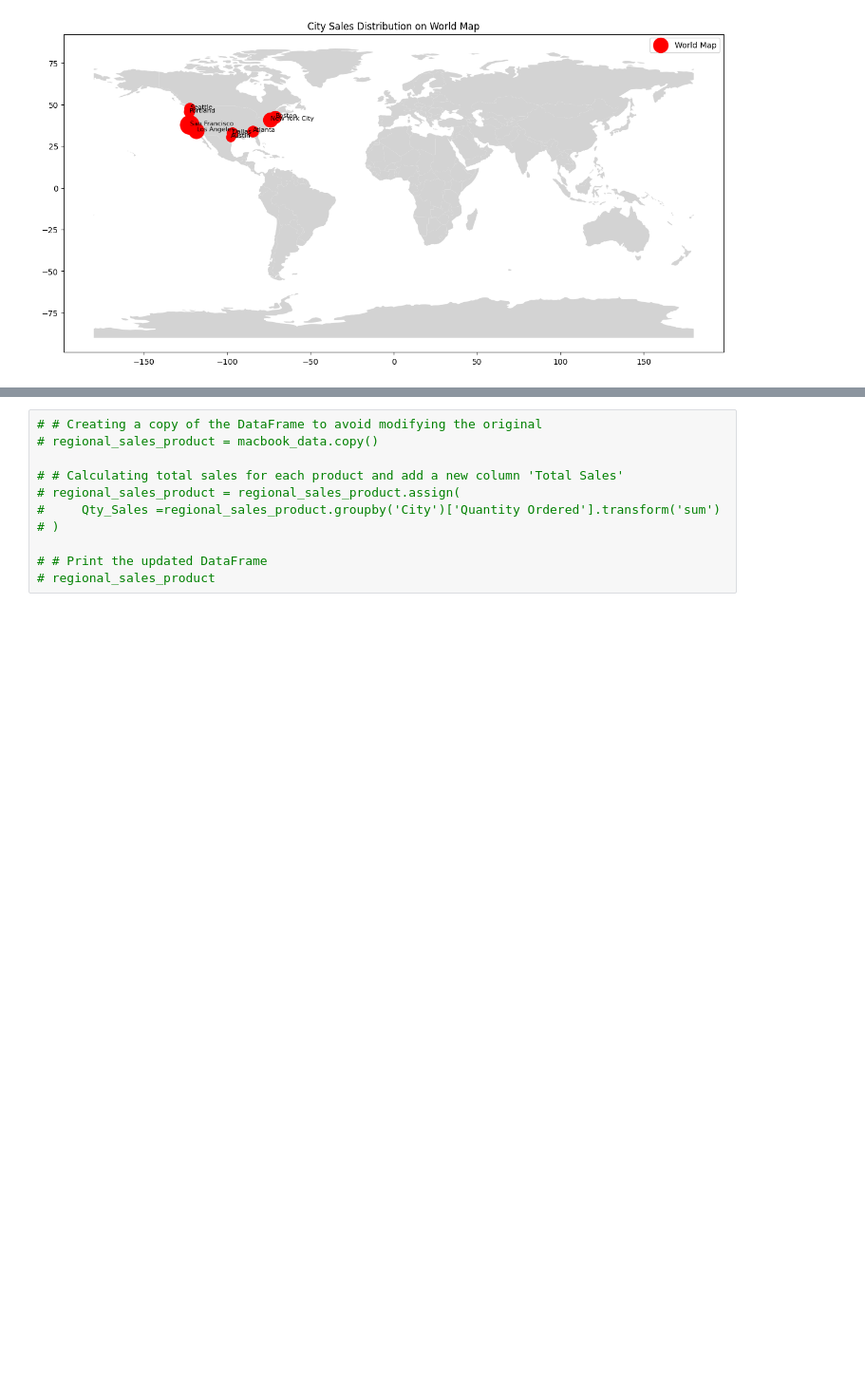
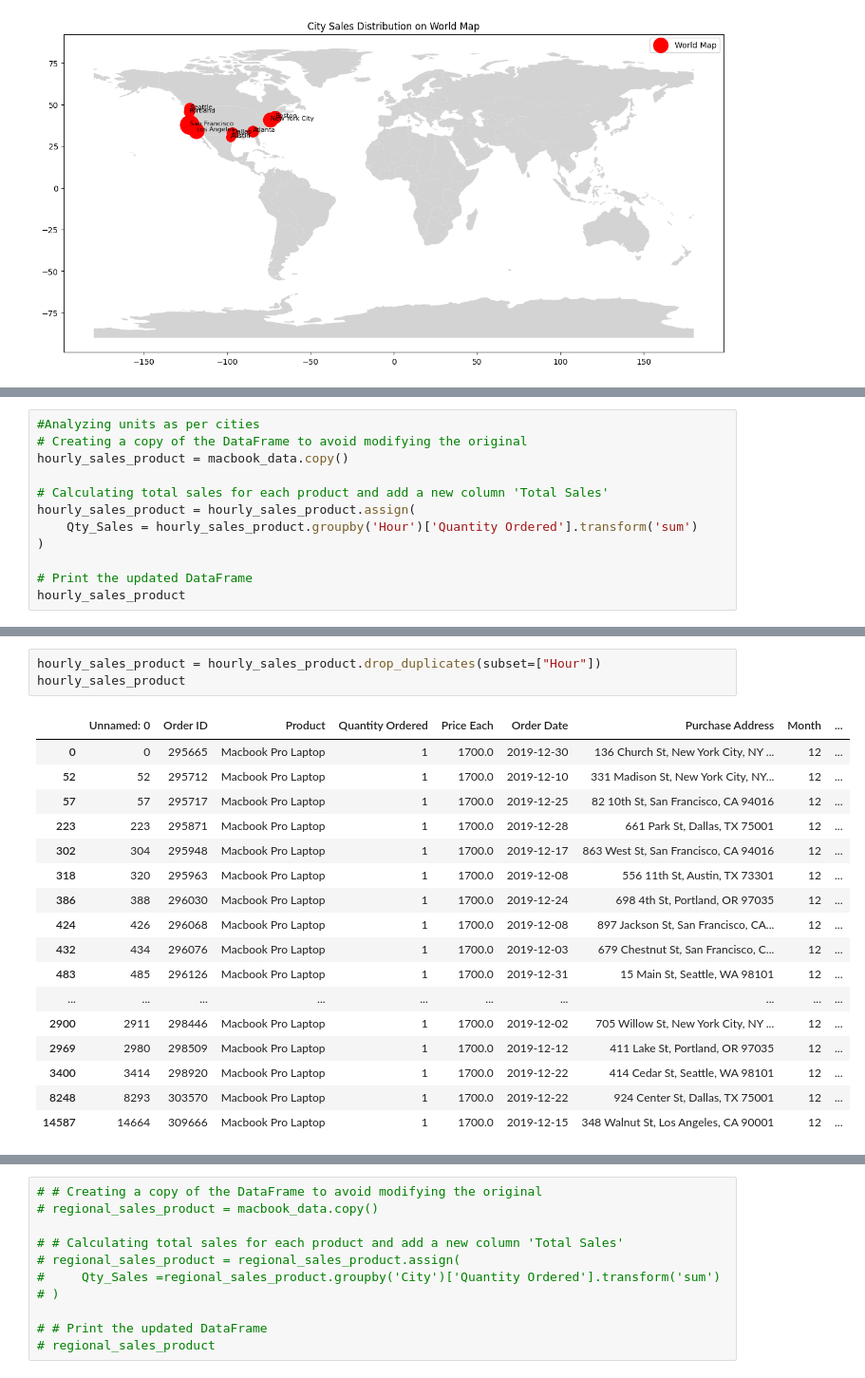
Before and after one commit to aseemarora08/PersonalProjects, a Jupyter notebook: Python/sales_data_project.ipynb, the cells around one changed output, grey strips where cells are left out. Shown at 95% size. Drawn from its saved outputs; the diff is of its cells as text; blank space fills up the shorter version.

```diff
--- a/Python/sales_data_project.ipynb
+++ b/Python/sales_data_project.ipynb
@@ -467,0 +591,12 @@ plt.show()
+# %%
+#Analyzing units as per cities
+# Creating a copy of the DataFrame to avoid modifying the original
+hourly_sales_product = macbook_data.copy()
+
+# Calculating total sales for each product and add a new column 'Total Sales'
+hourly_sales_product = hourly_sales_product.assign(
+    Qty_Sales = hourly_sales_product.groupby('Hour')['Quantity Ordered'].transform('sum')
+)
+
+# Print the updated DataFrame
+hourly_sales_product
@@ -467,0 +617,21 @@ plt.show()
+# %%
+hourly_sales_product = hourly_sales_product.drop_duplicates(subset=["Hour"])
+hourly_sales_product
+# %% [output]
+|  | Unnamed: 0 | Order ID | Product | Quantity Ordered | Price Each | Order Date | Purchase Address | Month | ... |
+| 0 | 0 | 295665 | Macbook Pro Laptop | 1 | 1700.0 | 2019-12-30 | 136 Church St, New York City, NY ... | 12 | ... |
+| 52 | 52 | 295712 | Macbook Pro Laptop | 1 | 1700.0 | 2019-12-10 | 331 Madison St, New York City, NY... | 12 | ... |
+| 57 | 57 | 295717 | Macbook Pro Laptop | 1 | 1700.0 | 2019-12-25 | 82 10th St, San Francisco, CA 94016 | 12 | ... |
+| 223 | 223 | 295871 | Macbook Pro Laptop | 1 | 1700.0 | 2019-12-28 | 661 Park St, Dallas, TX 75001 | 12 | ... |
+| 302 | 304 | 295948 | Macbook Pro Laptop | 1 | 1700.0 | 2019-12-17 | 863 West St, San Francisco, CA 94016 | 12 | ... |
+| 318 | 320 | 295963 | Macbook Pro Laptop | 1 | 1700.0 | 2019-12-08 | 556 11th St, Austin, TX 73301 | 12 | ... |
+| 386 | 388 | 296030 | Macbook Pro Laptop | 1 | 1700.0 | 2019-12-24 | 698 4th St, Portland, OR 97035 | 12 | ... |
+| 424 | 426 | 296068 | Macbook Pro Laptop | 1 | 1700.0 | 2019-12-08 | 897 Jackson St, San Francisco, CA... | 12 | ... |
+| 432 | 434 | 296076 | Macbook Pro Laptop | 1 | 1700.0 | 2019-12-03 | 679 Chestnut St, San Francisco, C... | 12 | ... |
+| 483 | 485 | 296126 | Macbook Pro Laptop | 1 | 1700.0 | 2019-12-31 | 15 Main St, Seattle, WA 98101 | 12 | ... |
+| ... | ... | ... | ... | ... | ... | ... | ... | ... | ... |
+| 2900 | 2911 | 298446 | Macbook Pro Laptop | 1 | 1700.0 | 2019-12-02 | 705 Willow St, New York City, NY ... | 12 | ... |
+| 2969 | 2980 | 298509 | Macbook Pro Laptop | 1 | 1700.0 | 2019-12-12 | 411 Lake St, Portland, OR 97035 | 12 | ... |
+| 3400 | 3414 | 298920 | Macbook Pro Laptop | 1 | 1700.0 | 2019-12-22 | 414 Cedar St, Seattle, WA 98101 | 12 | ... |
+| 8248 | 8293 | 303570 | Macbook Pro Laptop | 1 | 1700.0 | 2019-12-22 | 924 Center St, Dallas, TX 75001 | 12 | ... |
+| 14587 | 14664 | 309666 | Macbook Pro Laptop | 1 | 1700.0 | 2019-12-15 | 348 Walnut St, Los Angeles, CA 90001 | 12 | ... |
```
Also changed, not shown: parts of 19 cells of this notebook.
